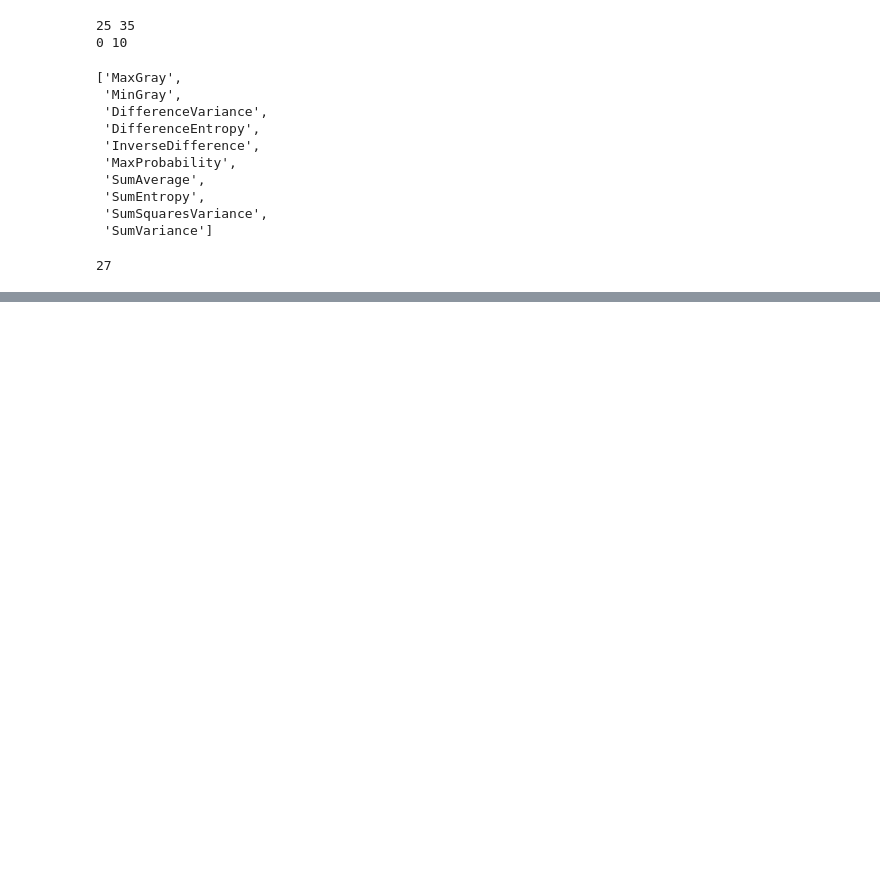
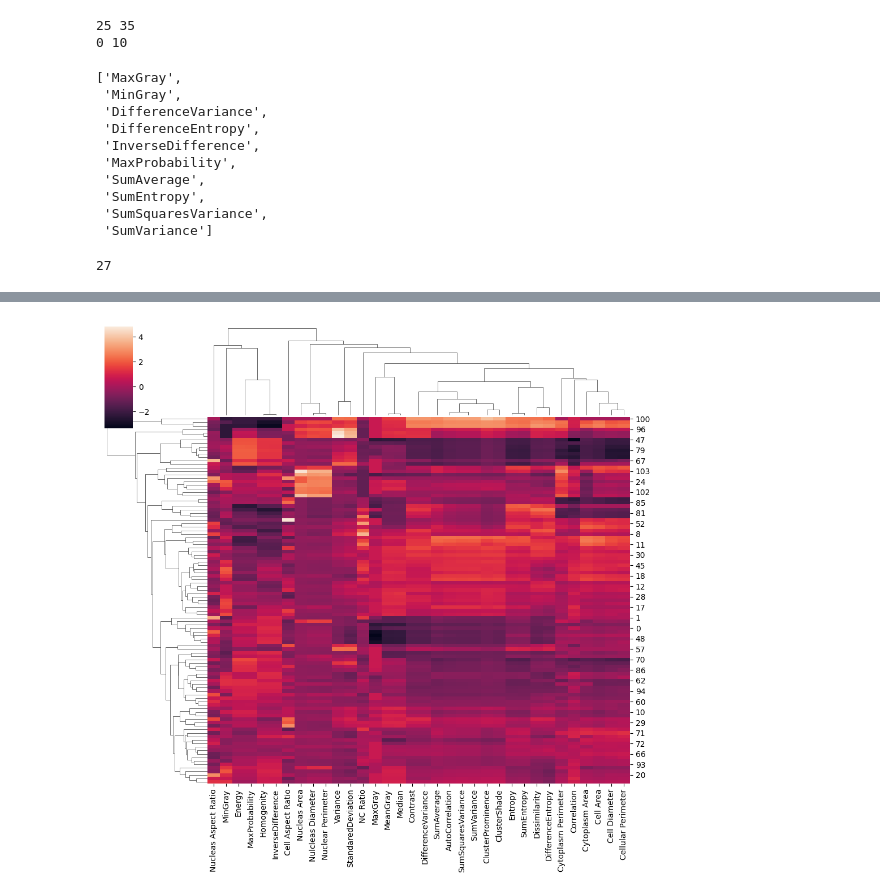
Before and after one commit to almusawiaf/Bio_Sensing, a Jupyter notebook: src/main.ipynb, the cells around one changed output, grey strips where cells are left out. Drawn from its saved outputs; the diff is of its cells as text; code cells hidden in the pictures; blank space fills up the shorter version.

```diff
--- a/src/main.ipynb
+++ b/src/main.ipynb
@@ -115,0 +142,11 @@ len(G)
+# %%
+from sklearn.preprocessing import StandardScaler
+
+# Standardize the data
+scaler = StandardScaler()
+df2_scaled = pd.DataFrame(scaler.fit_transform(df2_numeric), columns=df2_numeric.columns)
+
+sns.clustermap(df2_scaled, method='average', metric='euclidean', figsize=(10, 10))
+plt.show()
+# %% [output]
+[figure, added]
```
Also changed, not shown: parts of 1 cell of this notebook.
